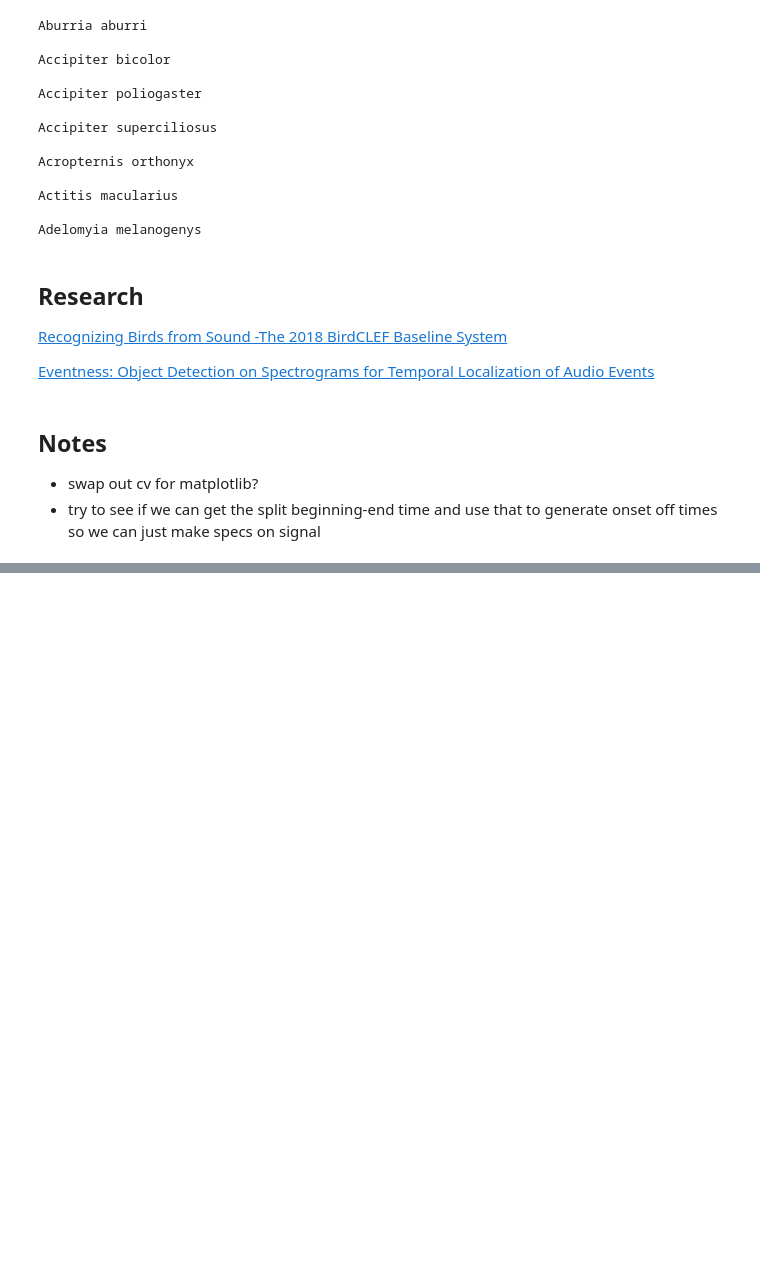
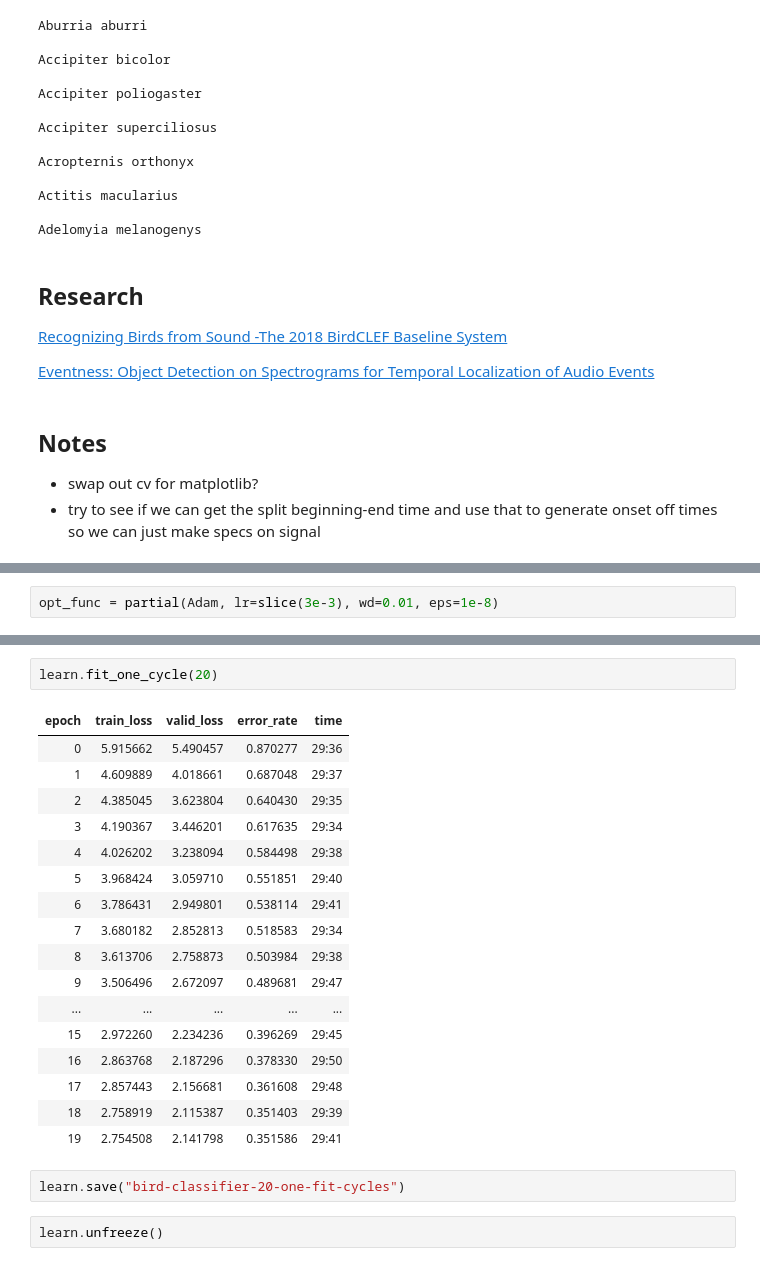
Before and after one commit to aquietlife/fastai2_audio, a Jupyter notebook: nbs/bird_classifier.ipynb, the cells around one changed output, grey strips where cells are left out. Drawn from its saved outputs; the diff is of its cells as text; blank space fills up the shorter version.

```diff
--- a/nbs/bird_classifier.ipynb
+++ b/nbs/bird_classifier.ipynb
@@ -567,0 +605,2 @@ Adelomyia melanogenys
+# %%
+opt_func = partial(Adam, lr=slice(3e-3), wd=0.01, eps=1e-8)
@@ -567,0 +643,24 @@ Adelomyia melanogenys
+# %%
+learn.fit_one_cycle(20)
+# %% [output]
+| epoch | train_loss | valid_loss | error_rate | time |
+| 0 | 5.915662 | 5.490457 | 0.870277 | 29:36 |
+| 1 | 4.609889 | 4.018661 | 0.687048 | 29:37 |
+| 2 | 4.385045 | 3.623804 | 0.640430 | 29:35 |
+| 3 | 4.190367 | 3.446201 | 0.617635 | 29:34 |
+| 4 | 4.026202 | 3.238094 | 0.584498 | 29:38 |
+| 5 | 3.968424 | 3.059710 | 0.551851 | 29:40 |
+| 6 | 3.786431 | 2.949801 | 0.538114 | 29:41 |
+| 7 | 3.680182 | 2.852813 | 0.518583 | 29:34 |
+| 8 | 3.613706 | 2.758873 | 0.503984 | 29:38 |
+| 9 | 3.506496 | 2.672097 | 0.489681 | 29:47 |
+| ... | ... | ... | ... | ... |
+| 15 | 2.972260 | 2.234236 | 0.396269 | 29:45 |
+| 16 | 2.863768 | 2.187296 | 0.378330 | 29:50 |
+| 17 | 2.857443 | 2.156681 | 0.361608 | 29:48 |
+| 18 | 2.758919 | 2.115387 | 0.351403 | 29:39 |
+| 19 | 2.754508 | 2.141798 | 0.351586 | 29:41 |
+# %%
+learn.save("bird-classifier-20-one-fit-cycles")
+# %%
+learn.unfreeze()
```
Also changed, not shown: parts of 17 cells of this notebook.
